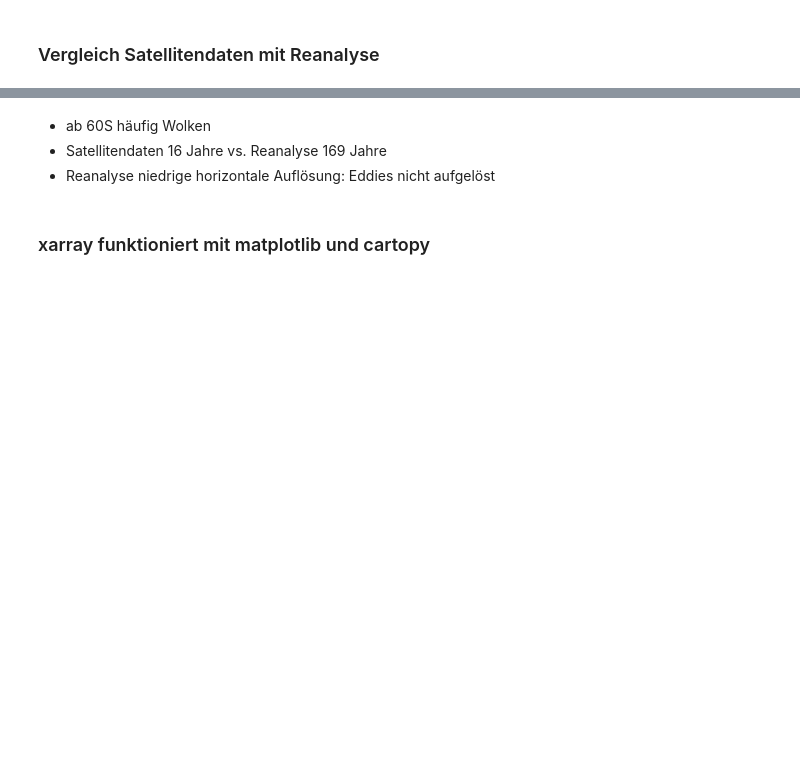
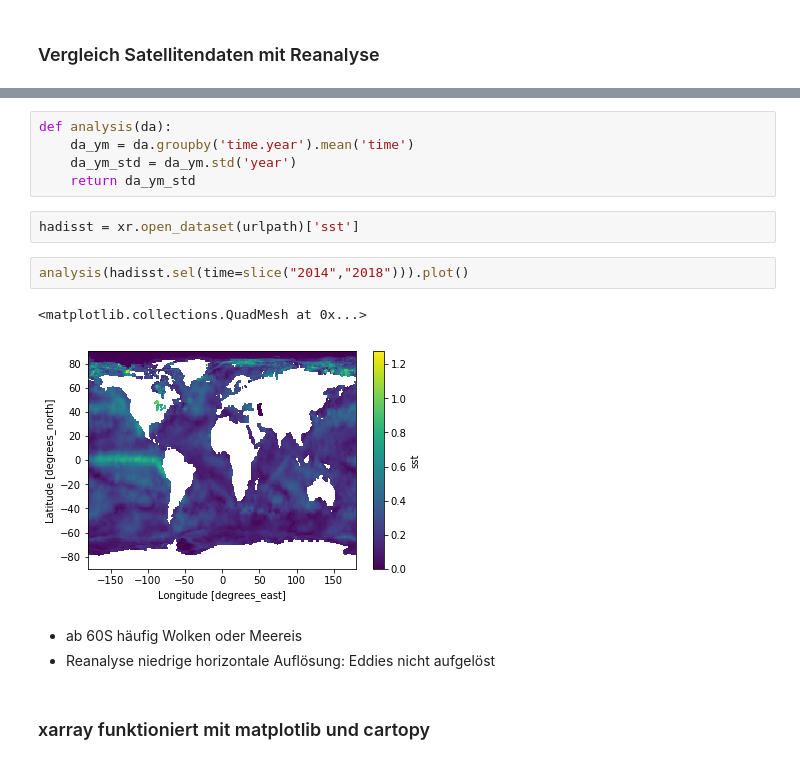
Before and after one commit to aaronspring/xarray_dask_talk_unihh, a Jupyter notebook: notebook/xarray_dask.ipynb, the cells around one changed output, grey strips where cells are left out. Drawn from its saved outputs; the diff is of its cells as text; blank space fills up the shorter version.

```diff
--- a/notebook/xarray_dask.ipynb
+++ b/notebook/xarray_dask.ipynb
@@ -644,6 +643,17 @@ distributed.nanny - WARNING - Restarting worker
+# %%
+def analysis(da):
+    da_ym = da.groupby('time.year').mean('time')
+    da_ym_std = da_ym.std('year')
+    return da_ym_std
+# %%
+hadisst = xr.open_dataset(urlpath)['sst']
+# %%
+analysis(hadisst.sel(time=slice("2014","2018"))).plot()
+# %% [output]
+<matplotlib.collections.QuadMesh at 0x...>
+[figure, added]
 # %% [markdown]
-- ab 60S häufig Wolken
-- Satellitendaten 16 Jahre vs. Reanalyse 169 Jahre
+- ab 60S häufig Wolken oder Meereis
 - Reanalyse niedrige horizontale Auflösung: Eddies nicht aufgelöst
 # %% [markdown]
 ### xarray funktioniert mit matplotlib und cartopy
```
Also changed, not shown: parts of 55 cells of this notebook, 1 other file.
